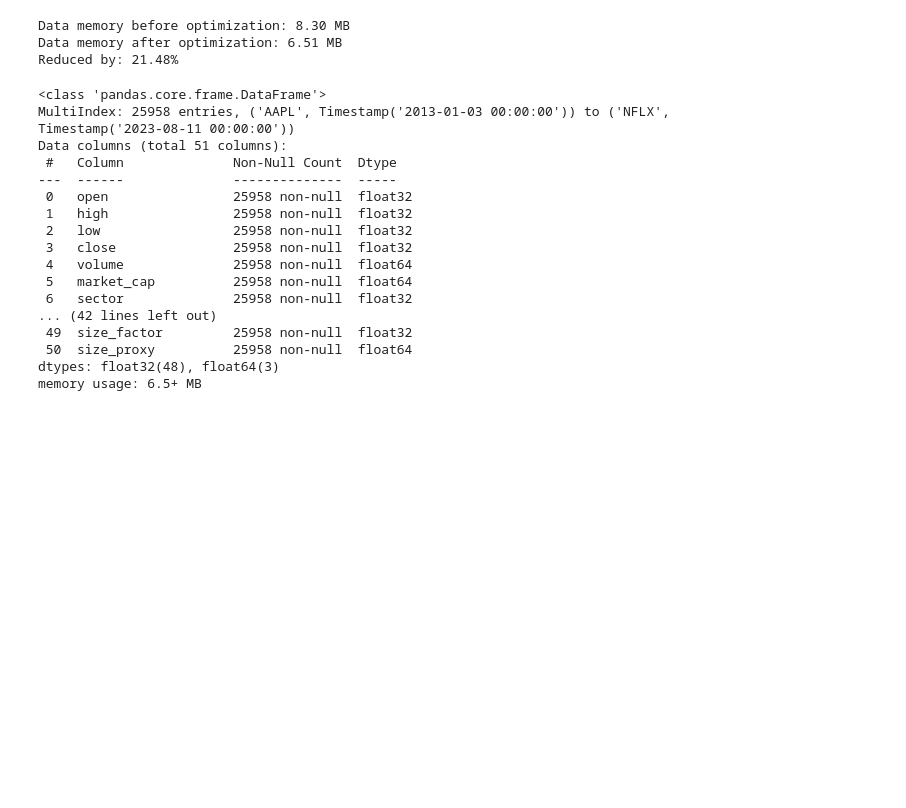
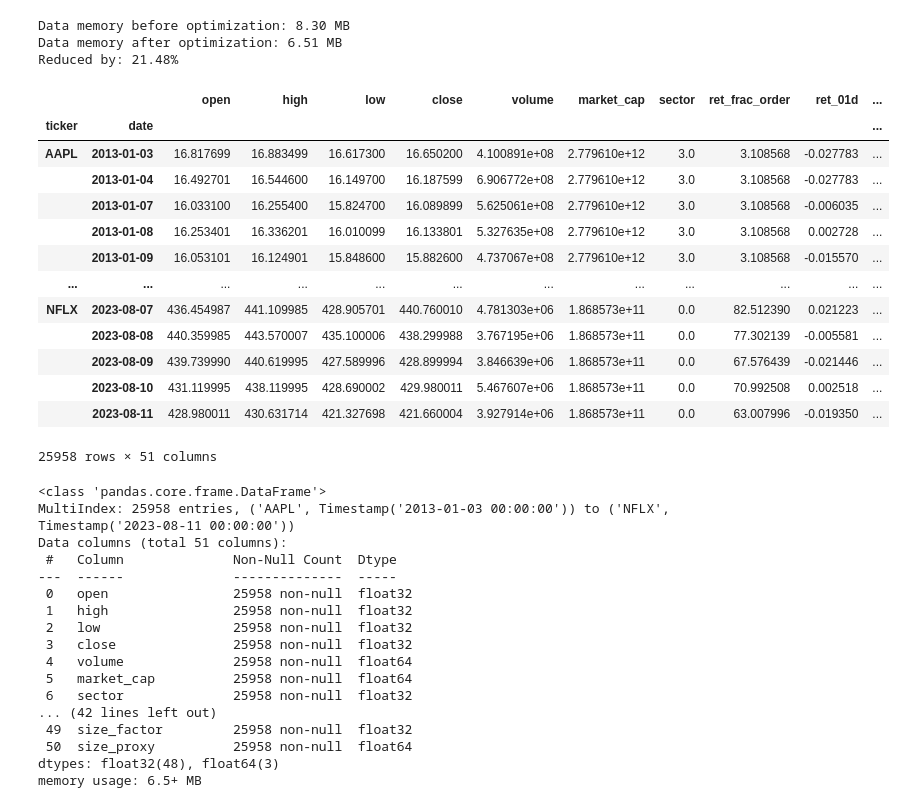
Before and after one commit to skhan61/QuantProject, a Jupyter notebook: 03_common_alpha_factors.ipynb, the cells around one changed output. Drawn from its saved outputs; the diff is of its cells as text; code cells hidden in the pictures; blank space fills up the shorter version.

```diff
--- a/03_common_alpha_factors.ipynb
+++ b/03_common_alpha_factors.ipynb
@@ -263,6 +263,23 @@ data.to_hdf(DATA_STORE, \
 Data memory before optimization: 8.30 MB
 Data memory after optimization: 6.51 MB
 Reduced by: 21.48%
+# %%
+data
+# %% [output]
+|  |  | open | high | low | close | volume | market_cap | sector | ret_frac_order | ret_01d | ... |
+| ticker | date |  |  |  |  |  |  |  |  |  | ... |
+| AAPL | 2013-01-03 | 16.817699 | 16.883499 | 16.617300 | 16.650200 | 4.100891e+08 | 2.779610e+12 | 3.0 | 3.108568 | -0.027783 | ... |
+|  | 2013-01-04 | 16.492701 | 16.544600 | 16.149700 | 16.187599 | 6.906772e+08 | 2.779610e+12 | 3.0 | 3.108568 | -0.027783 | ... |
+|  | 2013-01-07 | 16.033100 | 16.255400 | 15.824700 | 16.089899 | 5.625061e+08 | 2.779610e+12 | 3.0 | 3.108568 | -0.006035 | ... |
+|  | 2013-01-08 | 16.253401 | 16.336201 | 16.010099 | 16.133801 | 5.327635e+08 | 2.779610e+12 | 3.0 | 3.108568 | 0.002728 | ... |
+|  | 2013-01-09 | 16.053101 | 16.124901 | 15.848600 | 15.882600 | 4.737067e+08 | 2.779610e+12 | 3.0 | 3.108568 | -0.015570 | ... |
+| ... | ... | ... | ... | ... | ... | ... | ... | ... | ... | ... | ... |
+| NFLX | 2023-08-07 | 436.454987 | 441.109985 | 428.905701 | 440.760010 | 4.781303e+06 | 1.868573e+11 | 0.0 | 82.512390 | 0.021223 | ... |
+|  | 2023-08-08 | 440.359985 | 443.570007 | 435.100006 | 438.299988 | 3.767195e+06 | 1.868573e+11 | 0.0 | 77.302139 | -0.005581 | ... |
+|  | 2023-08-09 | 439.739990 | 440.619995 | 427.589996 | 428.899994 | 3.846639e+06 | 1.868573e+11 | 0.0 | 67.576439 | -0.021446 | ... |
+|  | 2023-08-10 | 431.119995 | 438.119995 | 428.690002 | 429.980011 | 5.467607e+06 | 1.868573e+11 | 0.0 | 70.992508 | 0.002518 | ... |
+|  | 2023-08-11 | 428.980011 | 430.631714 | 421.327698 | 421.660004 | 3.927914e+06 | 1.868573e+11 | 0.0 | 63.007996 | -0.019350 | ... |
+25958 rows × 51 columns
 # %%
 data.info()
 # %% [output]
```
Also changed, not shown: 6 other files.
